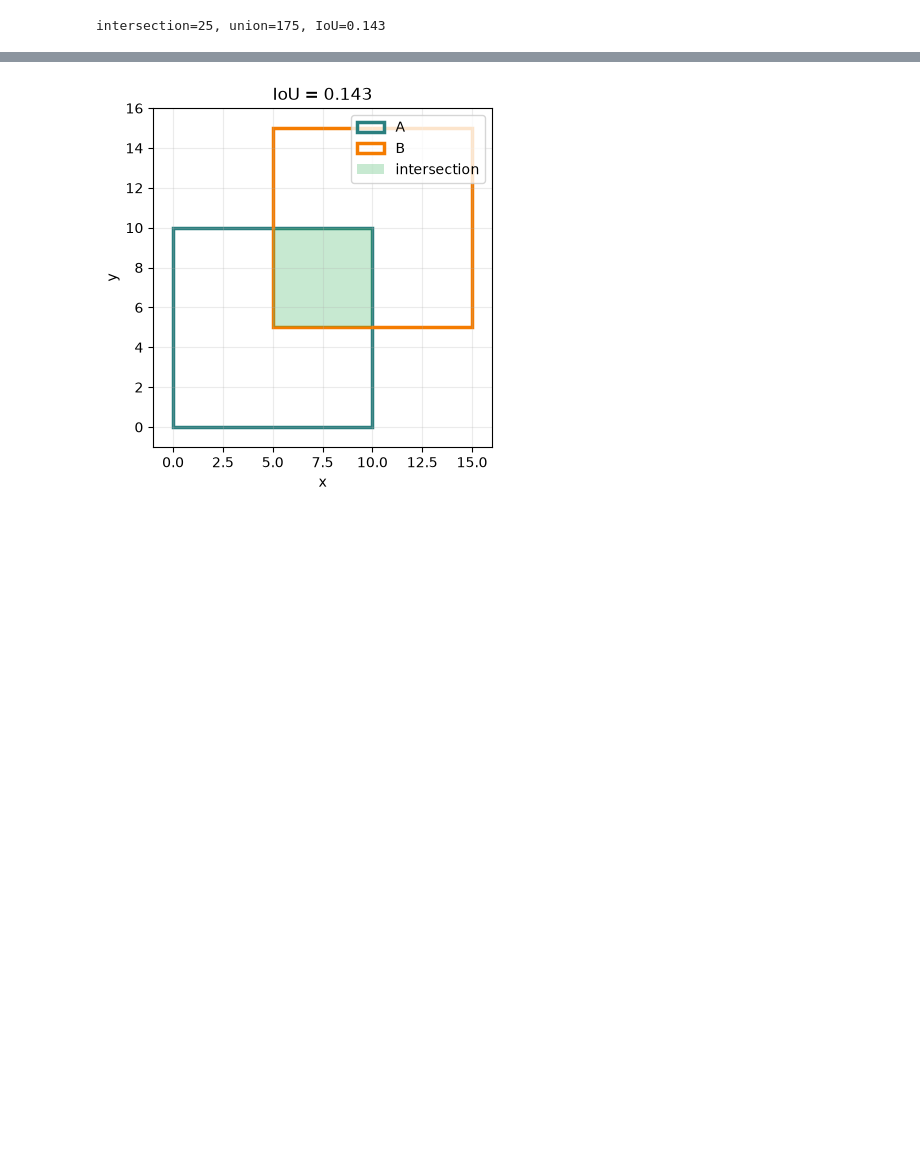
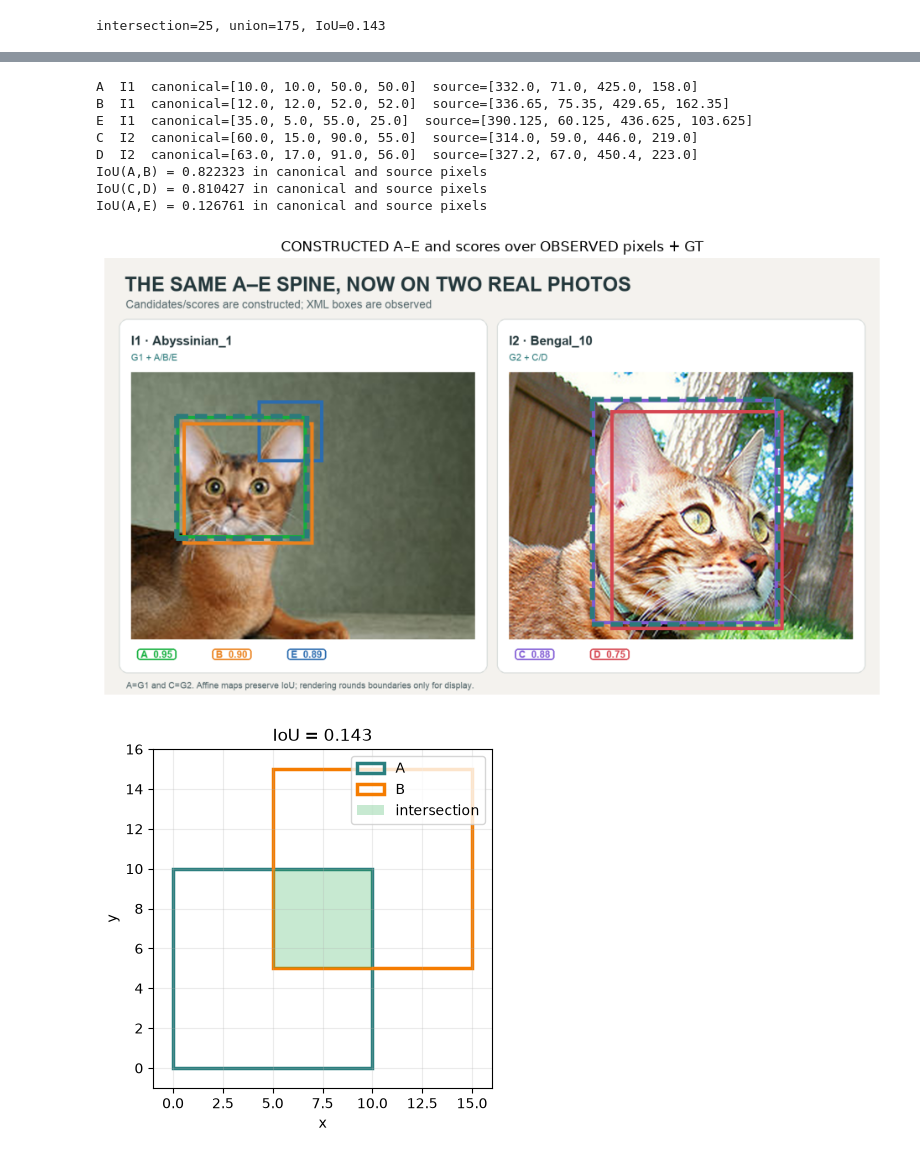
Before and after one commit to nipunbatra/dl-teaching, a Jupyter notebook: notebooks/L09/01_iou_and_bbox_losses.ipynb, the cells around one changed output, grey strips where cells are left out. Drawn from its saved outputs; the diff is of its cells as text; code cells hidden in the pictures; blank space fills up the shorter version.

```diff
--- a/notebooks/L09/01_iou_and_bbox_losses.ipynb
+++ b/notebooks/L09/01_iou_and_bbox_losses.ipynb
@@ -63,3 +140,44 @@ intersection=25, union=175, IoU=0.143
+# %%
+with local_first('candidates').open(newline='') as handle:
+    candidate_rows = list(csv.DictReader(handle))
+
+candidate_by_id = {row['id']: row for row in candidate_rows}
+for candidate_id in ['A','B','E','C','D']:
+    row = candidate_by_id[candidate_id]
+    canonical = np.array([float(row[f'canonical_{axis}']) for axis in ('x0','y0','x1','y1')])
+    source = np.array([float(row[f'source_{axis}']) for axis in ('x0','y0','x1','y1')])
+    recorded = np.array(manifest['candidates'][candidate_id]['source_box'])
+    assert np.allclose(source, recorded)
+    assert row['evidence_type'] == 'constructed; not model output'
+    print(f"{candidate_id}  {row['image']}  canonical={canonical.tolist()}  source={source.tolist()}")
+
+def row_box(candidate_id, prefix):
+    row = candidate_by_id[candidate_id]
+    return np.array([float(row[f'{prefix}_{axis}']) for axis in ('x0','y0','x1','y1')])
+
+checks = [('A','B',361/439), ('C','D',171/211), ('A','E',9/71)]
+for left, right, expected in checks:
+    canonical_iou = iou(row_box(left,'canonical'), row_box(right,'canonical'))
+    source_iou = iou(row_box(left,'source'), row_box(right,'source'))
+    assert np.isclose(canonical_iou, expected) and np.isclose(source_iou, expected)
+    print(f'IoU({left},{right}) = {expected:.6f} in canonical and source pixels')
+assert candidate_by_id['A']['image'] == candidate_by_id['B']['image'] == candidate_by_id['E']['image'] == 'I1'
+assert candidate_by_id['C']['image'] == candidate_by_id['D']['image'] == 'I2'
+
+fig, ax = plt.subplots(figsize=(12, 6.75))
+ax.imshow(plt.imread(local_first('candidates_plate')))
+ax.axis('off'); ax.set_title('CONSTRUCTED A–E and scores over OBSERVED pixels + GT')
+plt.show()
+# %% [output]
+A  I1  canonical=[10.0, 10.0, 50.0, 50.0]  source=[332.0, 71.0, 425.0, 158.0]
+B  I1  canonical=[12.0, 12.0, 52.0, 52.0]  source=[336.65, 75.35, 429.65, 162.35]
+E  I1  canonical=[35.0, 5.0, 55.0, 25.0]  source=[390.125, 60.125, 436.625, 103.625]
+C  I2  canonical=[60.0, 15.0, 90.0, 55.0]  source=[314.0, 59.0, 446.0, 219.0]
+D  I2  canonical=[63.0, 17.0, 91.0, 56.0]  source=[327.2, 67.0, 450.4, 223.0]
+IoU(A,B) = 0.822323 in canonical and source pixels
+IoU(C,D) = 0.810427 in canonical and source pixels
+IoU(A,E) = 0.126761 in canonical and source pixels
+[figure, added]
 # %%
 fig, ax = plt.subplots(figsize=(5.2, 4.4))
 for box, color, label in [(A, TEAL, 'A'), (B, ORANGE, 'B')]:
```
Also changed, not shown: parts of 10 cells of this notebook, 18 other files.
